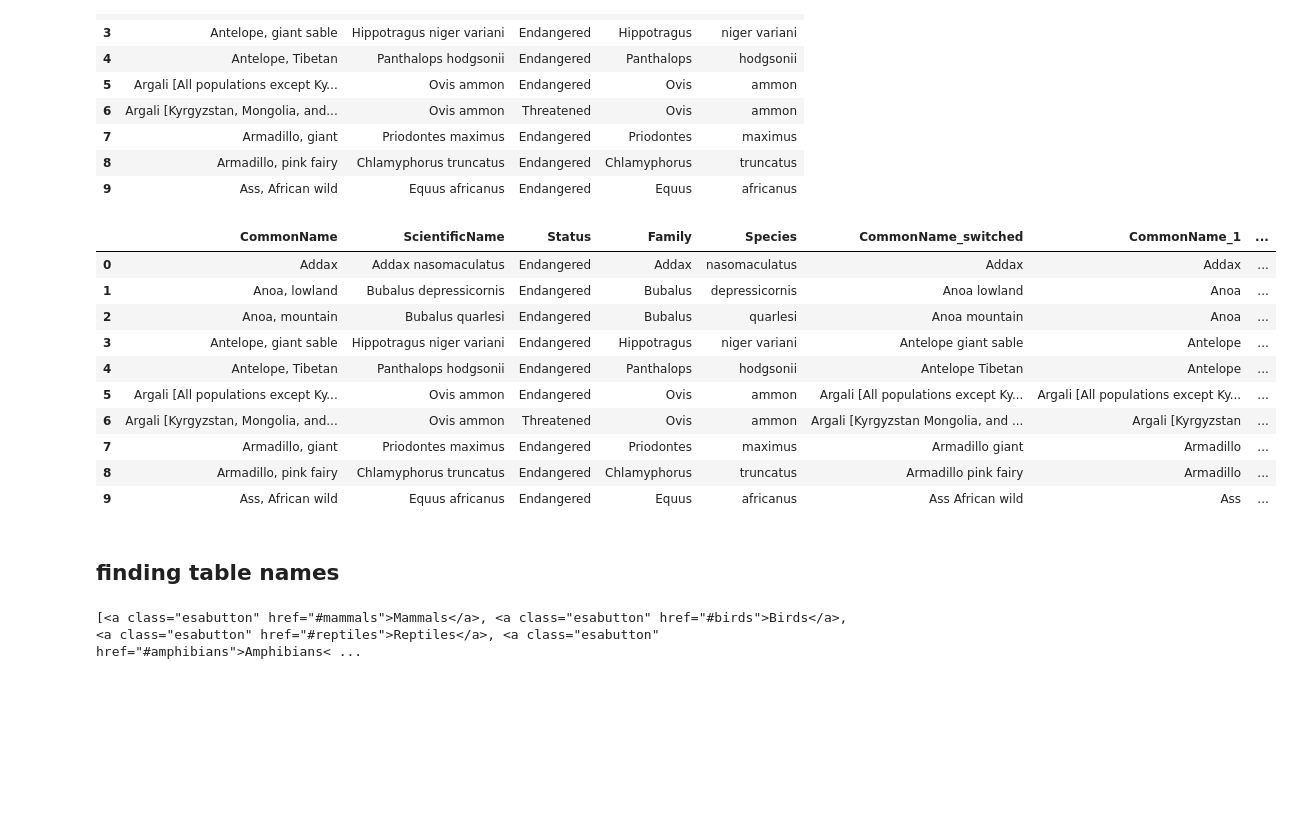
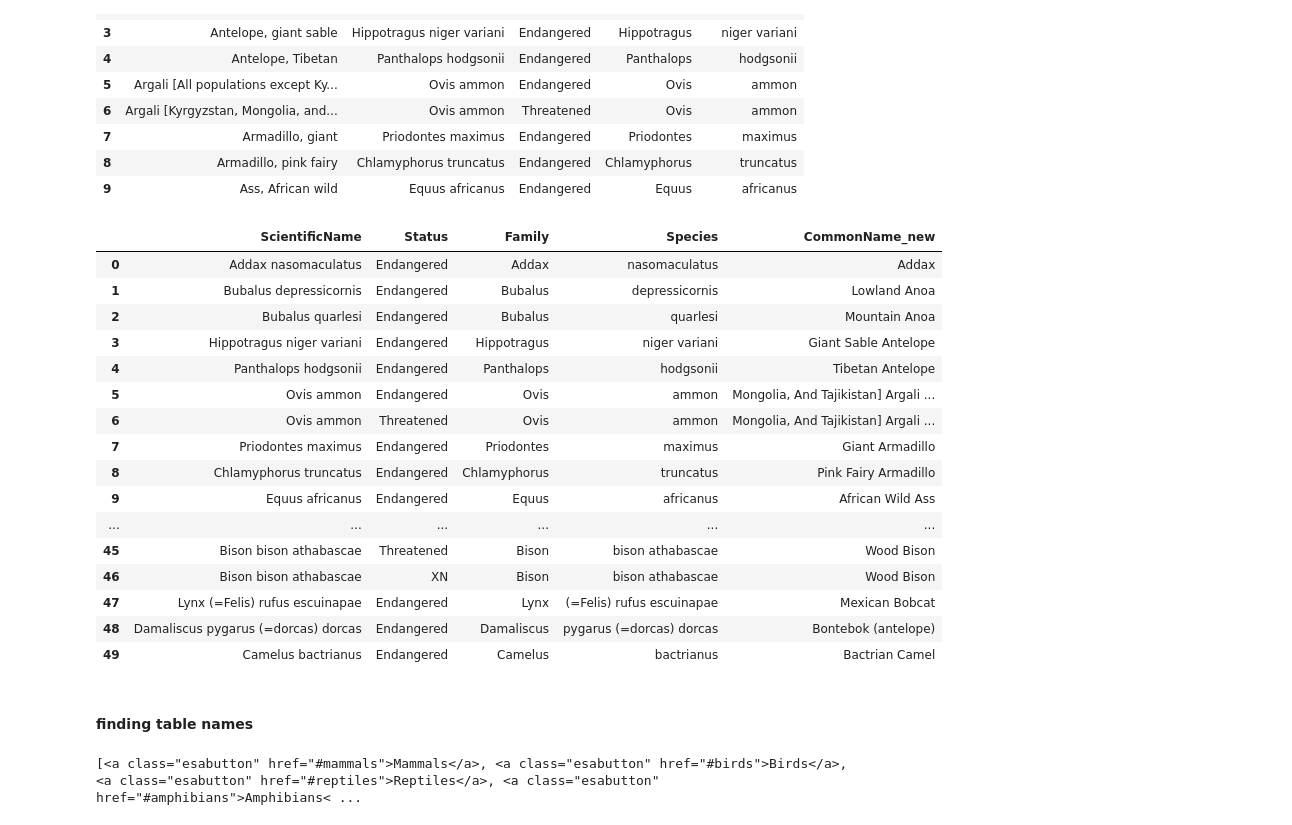
Before and after one commit to Ulli-Aech/Project_Data_Thieves, a Jupyter notebook: awionline_webscraping.ipynb, the cells around one changed output. Saved outputs shown, nothing was run; the diff lists cells and outputs as text; code cells hidden in the pictures; blank space fills up the shorter version.

```diff
--- a/awionline_webscraping.ipynb
+++ b/awionline_webscraping.ipynb
@@ -127,19 +127,27 @@ dataset_mammals[['CommonName_new']] = dataset_mammals['CommonName_2'] +' '+ data
 dataset_mammals['CommonName_new'] = np.where(dataset_mammals['CommonName_new'].isna(),
                                              dataset_mammals['CommonName'],
                                             dataset_mammals['CommonName_new'].str.title())
+# %%
+dataset_mammals = dataset_mammals.drop(['CommonName_1' , 'CommonName_2', 'CommonName'], axis = 1)
 # %%
-dataset_mammals.head(10)
+dataset_mammals.head(50)
 # %% [output]
-|  | CommonName | ScientificName | Status | Family | Species | CommonName_switched | CommonName_1 | ... |
-| 0 | Addax | Addax nasomaculatus | Endangered | Addax | nasomaculatus | Addax | Addax | ... |
-| 1 | Anoa, lowland | Bubalus depressicornis | Endangered | Bubalus | depressicornis | Anoa lowland | Anoa | ... |
-| 2 | Anoa, mountain | Bubalus quarlesi | Endangered | Bubalus | quarlesi | Anoa mountain | Anoa | ... |
-| 3 | Antelope, giant sable | Hippotragus niger variani | Endangered | Hippotragus | niger variani | Antelope giant sable | Antelope | ... |
-| 4 | Antelope, Tibetan | Panthalops hodgsonii | Endangered | Panthalops | hodgsonii | Antelope Tibetan | Antelope | ... |
-| 5 | Argali [All populations except Ky... | Ovis ammon | Endangered | Ovis | ammon | Argali [All populations except Ky... | Argali [All populations except Ky... | ... |
-| 6 | Argali [Kyrgyzstan, Mongolia, and... | Ovis ammon | Threatened | Ovis | ammon | Argali [Kyrgyzstan Mongolia, and ... | Argali [Kyrgyzstan | ... |
-| 7 | Armadillo, giant | Priodontes maximus | Endangered | Priodontes | maximus | Armadillo giant | Armadillo | ... |
-| 8 | Armadillo, pink fairy | Chlamyphorus truncatus | Endangered | Chlamyphorus | truncatus | Armadillo pink fairy | Armadillo | ... |
-| 9 | Ass, African wild | Equus africanus | Endangered | Equus | africanus | Ass African wild | Ass | ... |
+|  | ScientificName | Status | Family | Species | CommonName_new |
+| 0 | Addax nasomaculatus | Endangered | Addax | nasomaculatus | Addax |
+| 1 | Bubalus depressicornis | Endangered | Bubalus | depressicornis | Lowland Anoa |
+| 2 | Bubalus quarlesi | Endangered | Bubalus | quarlesi | Mountain Anoa |
+| 3 | Hippotragus niger variani | Endangered | Hippotragus | niger variani | Giant Sable Antelope |
+| 4 | Panthalops hodgsonii | Endangered | Panthalops | hodgsonii | Tibetan Antelope |
+| 5 | Ovis ammon | Endangered | Ovis | ammon | Mongolia, And Tajikistan] Argali ... |
+| 6 | Ovis ammon | Threatened | Ovis | ammon | Mongolia, And Tajikistan] Argali ... |
+| 7 | Priodontes maximus | Endangered | Priodontes | maximus | Giant Armadillo |
+| 8 | Chlamyphorus truncatus | Endangered | Chlamyphorus | truncatus | Pink Fairy Armadillo |
+| 9 | Equus africanus | Endangered | Equus | africanus | African Wild Ass |
+| ... | ... | ... | ... | ... | ... |
+| 45 | Bison bison athabascae | Threatened | Bison | bison athabascae | Wood Bison |
+| 46 | Bison bison athabascae | XN | Bison | bison athabascae | Wood Bison |
+| 47 | Lynx (=Felis) rufus escuinapae | Endangered | Lynx | (=Felis) rufus escuinapae | Mexican Bobcat |
+| 48 | Damaliscus pygarus (=dorcas) dorcas | Endangered | Damaliscus | pygarus (=dorcas) dorcas | Bontebok (antelope) |
+| 49 | Camelus bactrianus | Endangered | Camelus | bactrianus | Bactrian Camel |
 # %%
 dataset_mammals = dataset_mammals.to_csv('table_awionline_mammals.csv', index = False)
@@ -146,2 +156,2 @@ dataset_mammals = dataset_mammals.to_csv('table_awionline_mammals.csv', index =
 # %% [markdown]
-## finding table names
+#### finding table names
```
Also changed, not shown: parts of 3 cells of this notebook, 1 other file.
